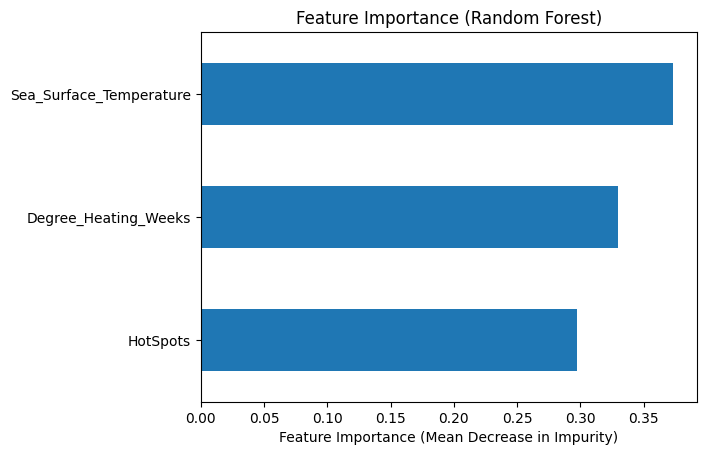
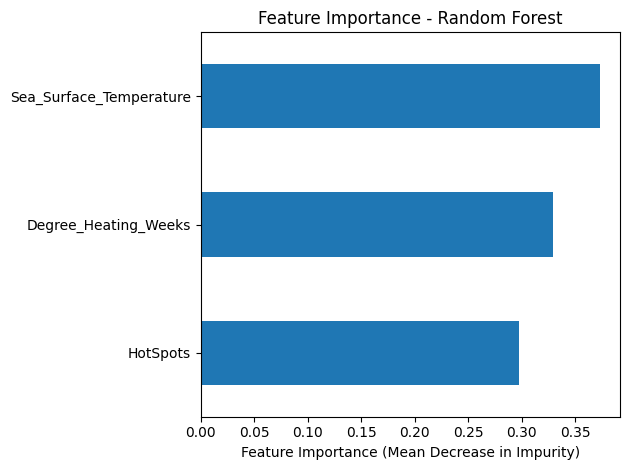
The change to this notebook cell's code, shown as a diff; its figure went from the first image to the second:
--- before
+++ after
@@ -4,3 +4,4 @@
 plt.title("Feature Importance - Random Forest")
 plt.xlabel("Feature Importance (Mean Decrease in Impurity)")
+plt.tight_layout()
 plt.show()

Commit: Cleaned up for readability